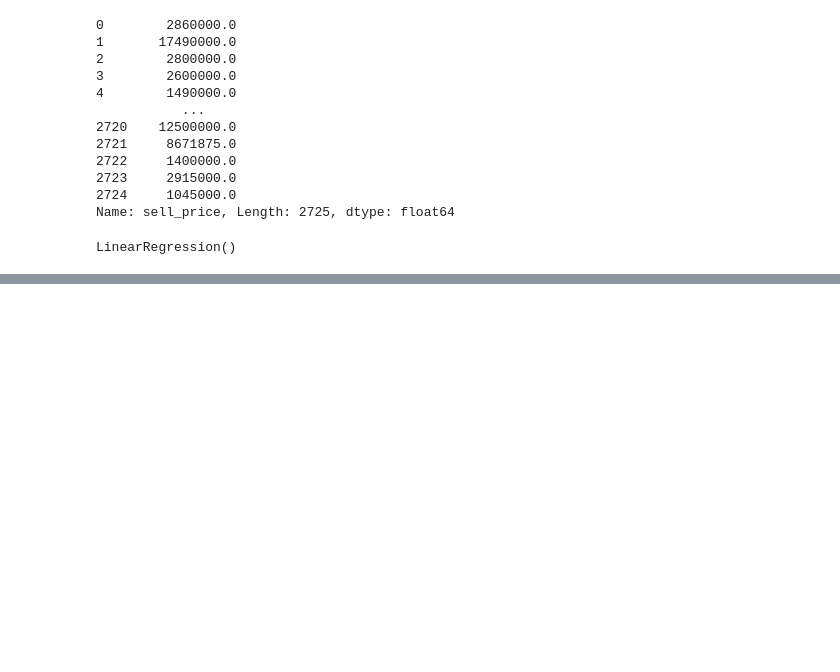
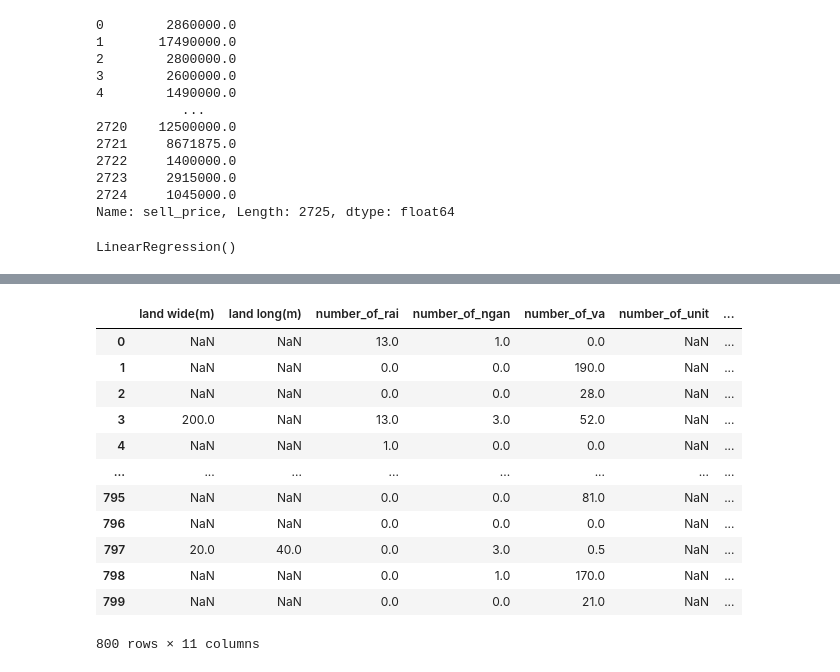
Before and after one commit to Phruetti/DPDM65, a Jupyter notebook: final-1.ipynb, the cells around one changed output, grey strips where cells are left out. Saved outputs shown, nothing was run; the diff lists cells and outputs as text; code cells hidden in the pictures; blank space fills up the shorter version.

```diff
--- a/final-1.ipynb
+++ b/final-1.ipynb
@@ -391,0 +418,18 @@ Name: predicted, Length: 200, dtype: float64
+# %%
+data1_testfn=data_testfn[['land wide(m)' ,'land long(m)',	'number_of_va',	'number_of_unit',	'number_of_story',	'number_of_bedroom',	'number_of_bathroom',	'number_of_parking','usable_area']]
+# %%
+data1_testfn
+# %% [output]
+|  | land wide(m) | land long(m) | number_of_rai | number_of_ngan | number_of_va | number_of_unit | ... |
+| 0 | NaN | NaN | 13.0 | 1.0 | 0.0 | NaN | ... |
+| 1 | NaN | NaN | 0.0 | 0.0 | 190.0 | NaN | ... |
+| 2 | NaN | NaN | 0.0 | 0.0 | 28.0 | NaN | ... |
+| 3 | 200.0 | NaN | 13.0 | 3.0 | 52.0 | NaN | ... |
+| 4 | NaN | NaN | 1.0 | 0.0 | 0.0 | NaN | ... |
+| ... | ... | ... | ... | ... | ... | ... | ... |
+| 795 | NaN | NaN | 0.0 | 0.0 | 81.0 | NaN | ... |
+| 796 | NaN | NaN | 0.0 | 0.0 | 0.0 | NaN | ... |
+| 797 | 20.0 | 40.0 | 0.0 | 3.0 | 0.5 | NaN | ... |
+| 798 | NaN | NaN | 0.0 | 1.0 | 170.0 | NaN | ... |
+| 799 | NaN | NaN | 0.0 | 0.0 | 21.0 | NaN | ... |
+800 rows × 11 columns
```
Also changed, not shown: parts of 25 cells of this notebook.
